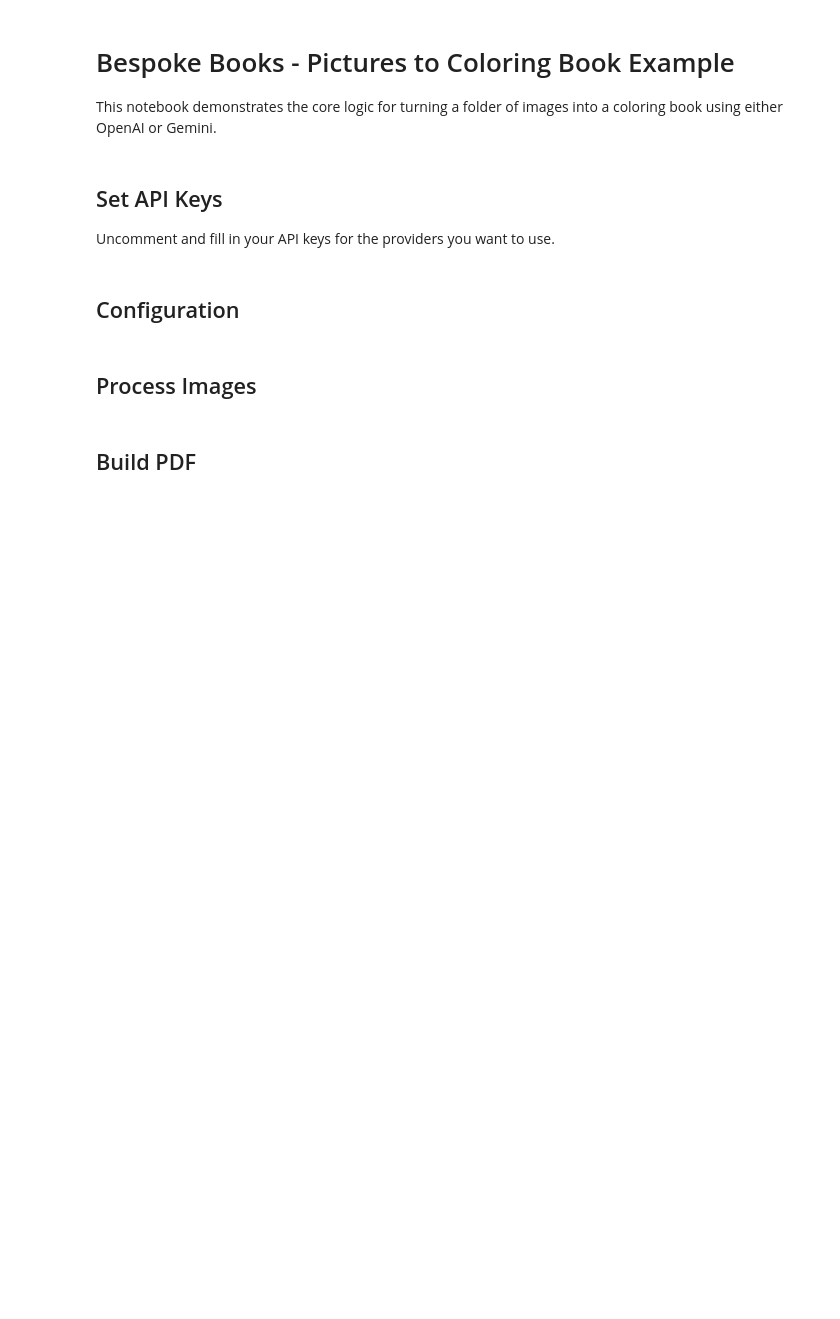
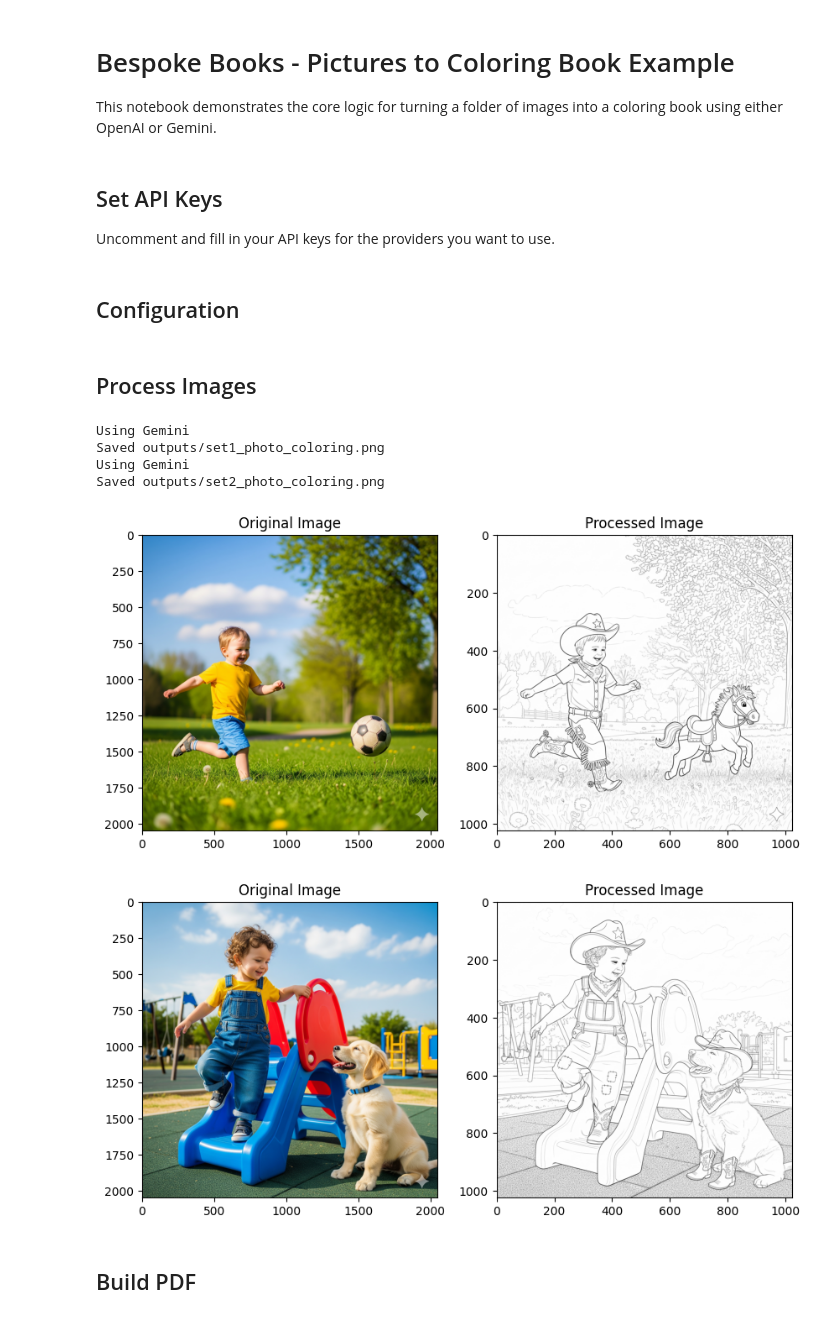
Before and after one commit to dbish/bespoke-books-ai-example, a Jupyter notebook: core_coloring_book.ipynb, the cells around one changed output. Drawn from its saved outputs; the diff is of its cells as text; code cells hidden in the pictures; blank space fills up the shorter version.

Commit message:
adding gray scale post-processing

```diff
--- a/core_coloring_book.ipynb
+++ b/core_coloring_book.ipynb
@@ -42,7 +43,7 @@ def get_style_prompt(style_key: str) -> str:
     return DEFAULT_PROMPTS.get(style_key, DEFAULT_PROMPTS['standard'])
 
 # One-line style selector and book metadata
-STYLE = 'standard'  # choose: 'standard', 'cowboys', 'pirates', 'fantasy', 'astronauts'
+STYLE = 'cowboys'  # choose: 'standard', 'cowboys', 'pirates', 'fantasy', 'astronauts'
 TITLE =  "Arthur's Coloring Book"
 COVER_COLOR = '#ADD8E6'  # Hex color for the cover page background, e.g. '#FFEECC'
 
@@ -61,28 +62,61 @@ def get_cover_prompt(title: str, style_key: str) -> str:
 ## Process Images
 # %%
 import asyncio
+import matplotlib.pyplot as plt
+import matplotlib.cm
 from image_providers import ImageProvider
 provider = ImageProvider(PROVIDER)
 
 async def process_images():
     # Optional cover image generation
     if COVER_IMAGE:
         cover_prompt = get_cover_prompt(TITLE, STYLE)
         result = await provider.edit_image(str(COVER_IMAGE), cover_prompt)
         out_path = OUTPUT_FOLDER / 'cover_coloring.png'
         result.save(out_path)
         print('Saved', out_path)
 
     # Interior pages
     for img_path in IMAGE_FOLDER.glob('*'):
         if img_path.suffix.lower() not in ['.png', '.jpg', '.jpeg']:
             continue
         result = await provider.edit_image(str(img_path), PROMPT)
         out_path = OUTPUT_FOLDER / f'{img_path.stem}_coloring.png'
         result.save(out_path)
         print('Saved', out_path)
+        #print each original image side by side with the processed image
+
+        # Load the images
+        original_image = Image.open(img_path)
+        processed_image = Image.open(out_path)
+
+        #make sure processed image is gray scale -> this is not in the web service since it's slow, going to do a faster version and bring it over
+        #gemini (and sometimes openai) is not always good at listening to the requirement to be black and white
+        processed_image = processed_image.convert('L')
+        #save the processed image
+        processed_image.save(out_path)
+
+
+        # Create a new figure with two subplots
+        fig, (ax1, ax2) = plt.subplots(1, 2, figsize=(10, 5))
+
+        # Display the original image
+        ax1.imshow(original_image)
+        ax1.set_title('Original Image')
+
+        # Display the processed image
+        ax2.imshow(processed_image, cmap='gray')
+        ax2.set_title('Processed Image')
+
 
 await process_images()
+# %% [output]
+Using Gemini
+Saved outputs/set1_photo_coloring.png
+Using Gemini
+Saved outputs/set2_photo_coloring.png
+[figure, added]
+[figure, added]
 # %% [markdown]
 ## Build PDF
 # %%
```
Also changed, not shown: parts of 2 cells of this notebook.
